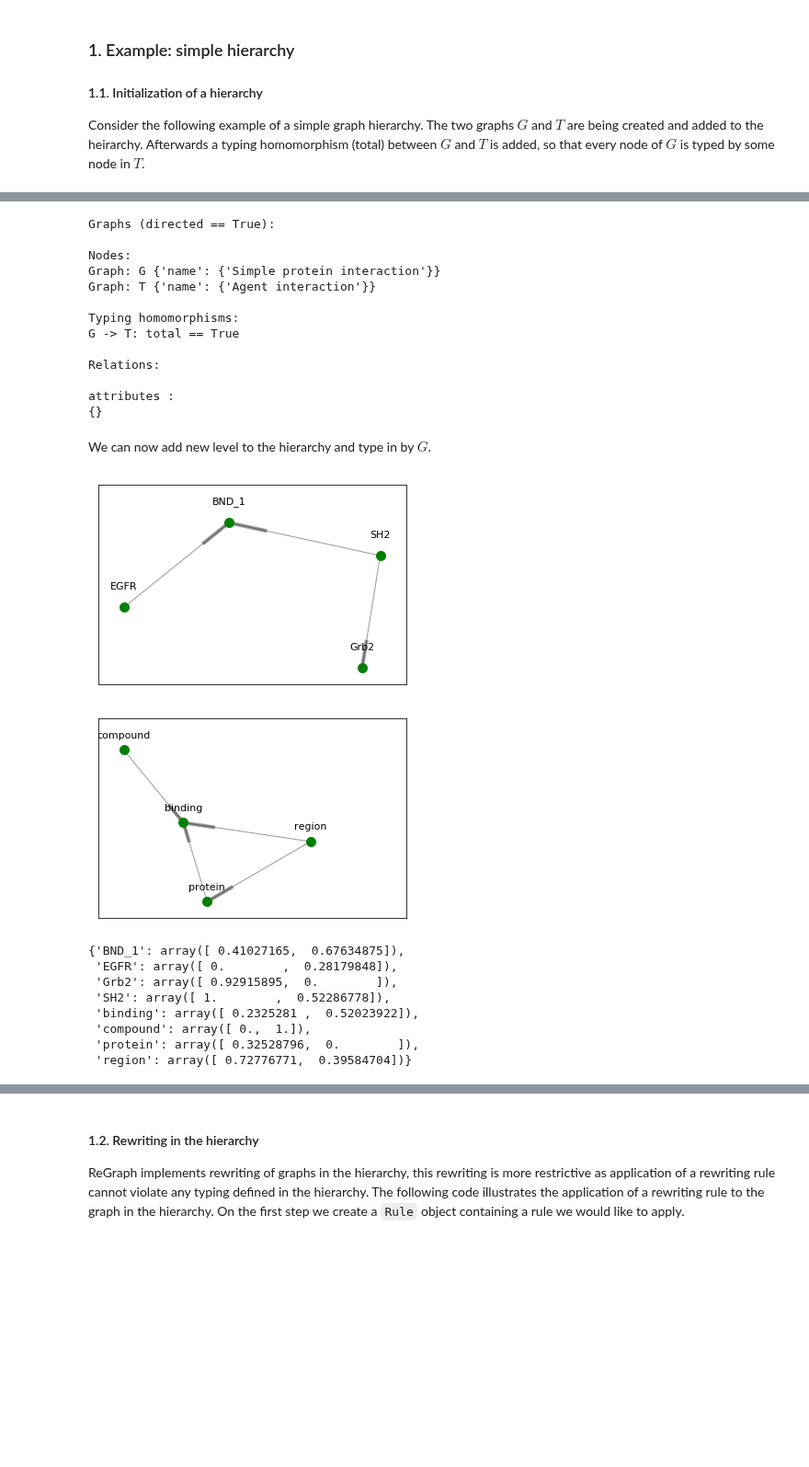
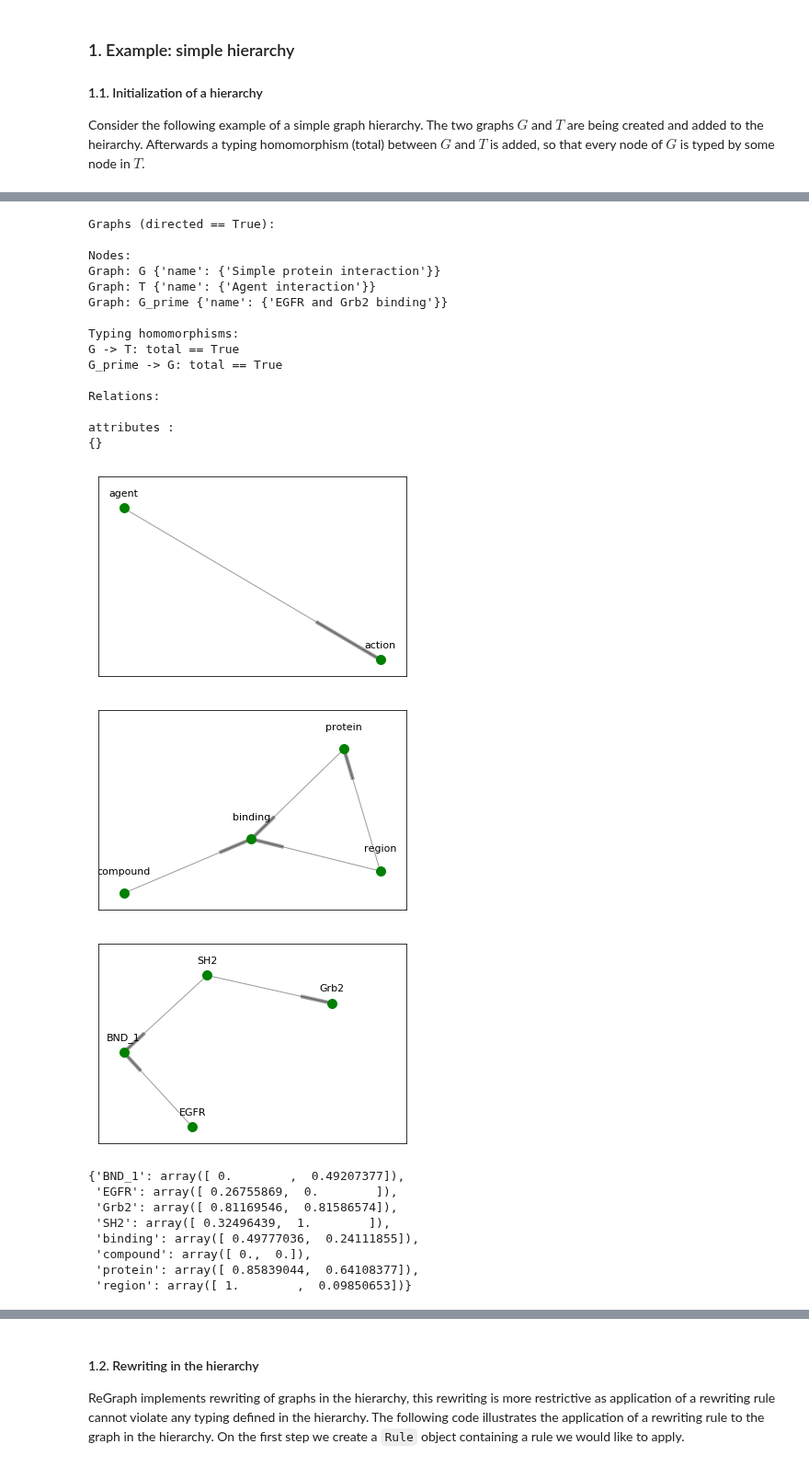
Before and after one commit to Kappa-Dev/ReGraph, a Jupyter notebook: examples/ReGraph_demo.ipynb, the cells around one changed output, grey strips where cells are left out. Shown at 92% size. Saved outputs shown, nothing was run; the diff lists cells and outputs as text; code cells hidden in the pictures; blank space fills up the shorter version.

```diff
--- a/examples/ReGraph_demo.ipynb
+++ b/examples/ReGraph_demo.ipynb
@@ -211,4 +217,5 @@ plot_graph(t)
 # %%
+# Create a hierarchy
 simple_hierarchy = Hierarchy()
 simple_hierarchy.add_graph("G", g, {"name": "Simple protein interaction"})
 simple_hierarchy.add_graph("T", t, {"name": "Agent interaction"})
@@ -221,6 +228,17 @@ simple_hierarchy.add_typing(
     },
     total=True
 )
+simple_hierarchy.add_graph("G_prime", g_prime, {"name": "EGFR and Grb2 binding"})
+simple_hierarchy.add_typing(
+    "G_prime", "G",
+    {
+        "EGFR": "protein",
+        "BND_1": "binding",
+        "SH2": "region",
+        "Grb2": "protein"
+    },
+    total=True
+)
 print(simple_hierarchy)
 # %% [output]
 Graphs (directed == True):
@@ -228,49 +246,29 @@ Graphs (directed == True):
 Nodes:
 Graph: G {'name': {'Simple protein interaction'}}
 Graph: T {'name': {'Agent interaction'}}
+Graph: G_prime {'name': {'EGFR and Grb2 binding'}}
 
 Typing homomorphisms:
 G -> T: total == True
+G_prime -> G: total == True
 
 Relations:
 
 attributes :
 {}
-# %% [markdown]
-We can now add new level to the hierarchy and type in by $G$.
-# %%
-g_prime = nx.DiGraph()
-g_prime.add_nodes_from(
-    ["EGFR", "BND_1", "SH2", "Grb2"]
-)
-g_prime.add_edges_from([
-    ("EGFR", "BND_1"),
-    ("SH2", "BND_1"),
-    ("SH2", "Grb2")
-])
-simple_hierarchy.add_graph("G_prime", g_prime, {"name": "EGFR and Grb2 binding"})
-simple_hierarchy.add_typing(
-    "G_prime", "G",
-    {
-        "EGFR": "protein",
-        "BND_1": "binding",
-        "SH2": "region",
-        "Grb2": "protein"
-    },
-    total=True
-)
-pos = plot_graph(g_prime)
-# %% [output]
-[figure, removed]
 # %%
-plot_graph(simple_hierarchy.node["G"].graph, parent_pos=pos)
+plot_graph(simple_hierarchy.node["T"].graph)
+pos = plot_graph(simple_hierarchy.node["G"].graph)
+plot_graph(simple_hierarchy.node["G_prime"].graph, parent_pos=pos)
 # %% [output]
-[figure, old version]
+[figure, new version]
+[figure, added]
+[figure, added]
-{'BND_1': array([ 0.41027165,  0.67634875]),
- 'EGFR': array([ 0.        ,  0.28179848]),
- 'Grb2': array([ 0.92915895,  0.        ]),
- 'SH2': array([ 1.        ,  0.52286778]),
- 'binding': array([ 0.2325281 ,  0.52023922]),
- 'compound': array([ 0.,  1.]),
- 'protein': array([ 0.32528796,  0.        ]),
- 'region': array([ 0.72776771,  0.39584704])}
+{'BND_1': array([ 0.        ,  0.49207377]),
+ 'EGFR': array([ 0.26755869,  0.        ]),
+ 'Grb2': array([ 0.81169546,  0.81586574]),
+ 'SH2': array([ 0.32496439,  1.        ]),
+ 'binding': array([ 0.49777036,  0.24111855]),
+ 'compound': array([ 0.,  0.]),
+ 'protein': array([ 0.85839044,  0.64108377]),
+ 'region': array([ 1.        ,  0.09850653])}
```
Also changed, not shown: parts of 24 cells of this notebook, 4 other files.
